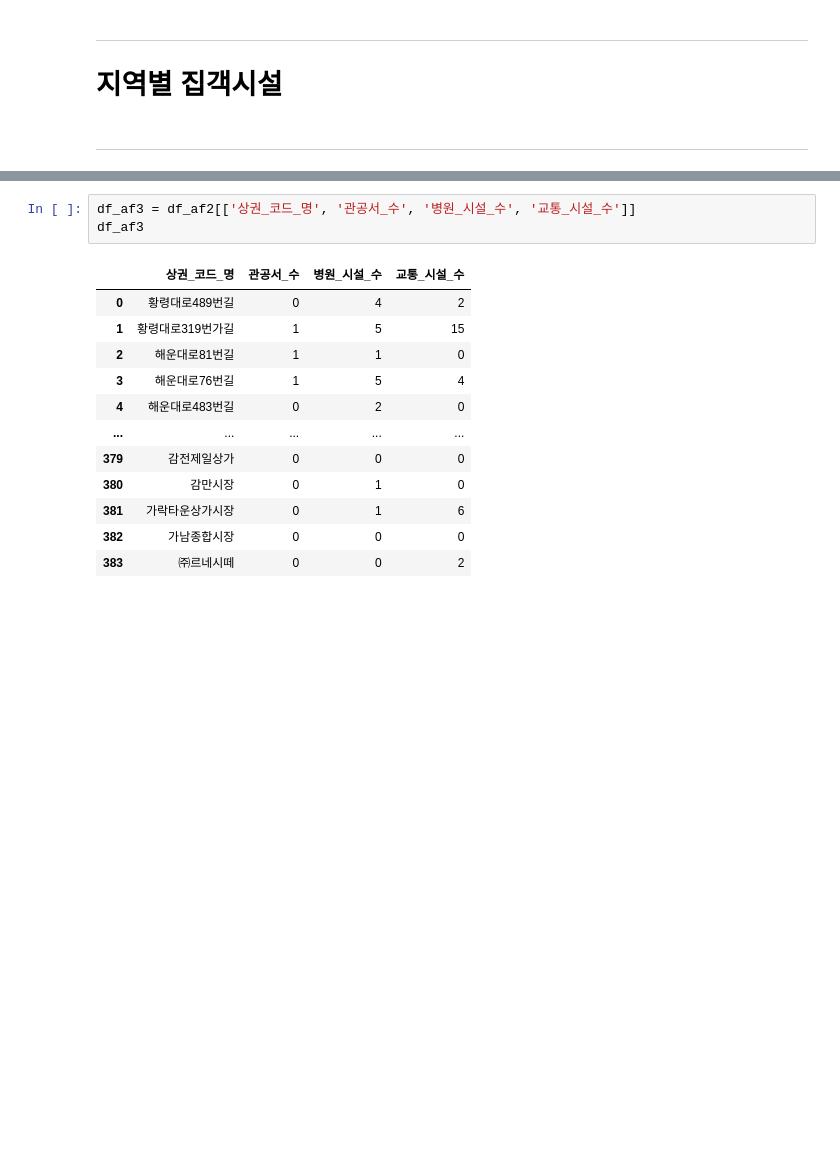
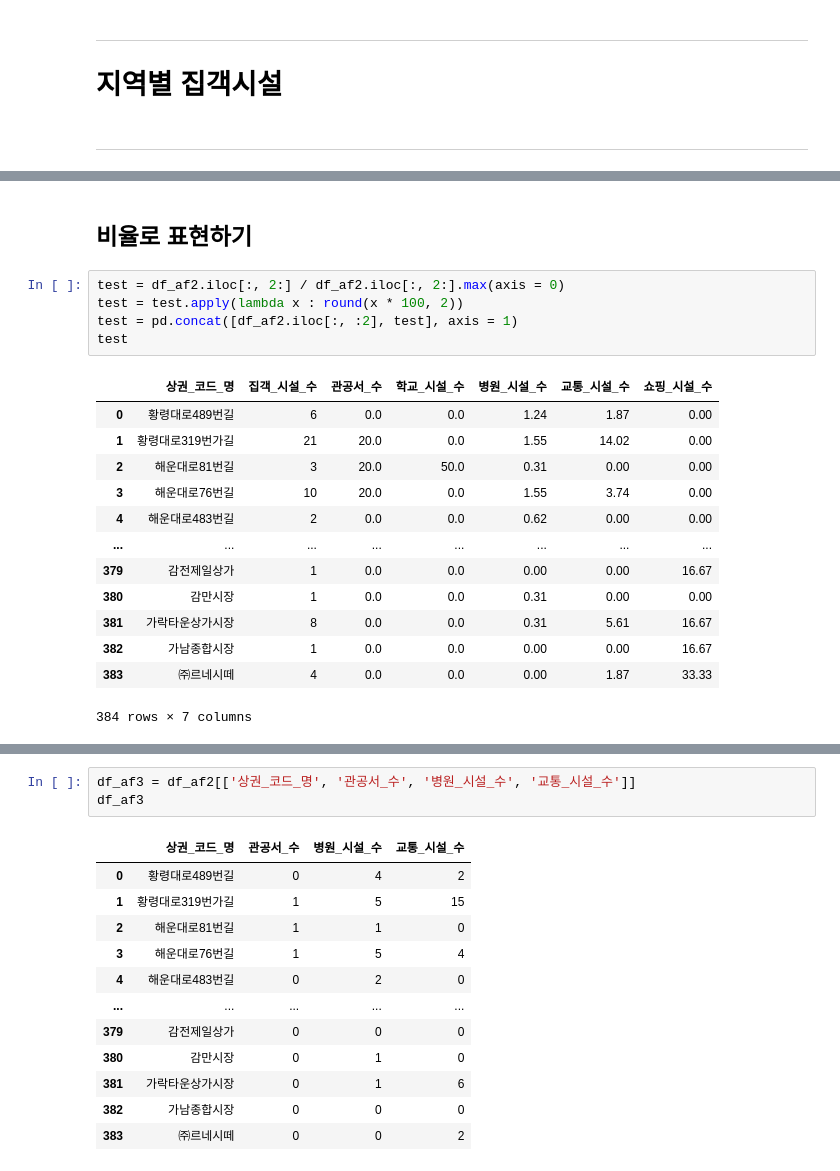
Before and after one commit to yongchoooon/nadosajang, a Jupyter notebook: SangGwon.ipynb, the cells around one changed output, grey strips where cells are left out. Drawn from its saved outputs; the diff is of its cells as text; blank space fills up the shorter version.

```diff
--- a/SangGwon.ipynb
+++ b/SangGwon.ipynb
@@ -783,0 +785,21 @@ df_af2
+# %% [markdown]
+## 비율로 표현하기
+# %%
+test = df_af2.iloc[:, 2:] / df_af2.iloc[:, 2:].max(axis = 0)
+test = test.apply(lambda x : round(x * 100, 2))
+test = pd.concat([df_af2.iloc[:, :2], test], axis = 1)
+test
+# %% [output]
+|  | 상권_코드_명 | 집객_시설_수 | 관공서_수 | 학교_시설_수 | 병원_시설_수 | 교통_시설_수 | 쇼핑_시설_수 |
+| 0 | 황령대로489번길 | 6 | 0.0 | 0.0 | 1.24 | 1.87 | 0.00 |
+| 1 | 황령대로319번가길 | 21 | 20.0 | 0.0 | 1.55 | 14.02 | 0.00 |
+| 2 | 해운대로81번길 | 3 | 20.0 | 50.0 | 0.31 | 0.00 | 0.00 |
+| 3 | 해운대로76번길 | 10 | 20.0 | 0.0 | 1.55 | 3.74 | 0.00 |
+| 4 | 해운대로483번길 | 2 | 0.0 | 0.0 | 0.62 | 0.00 | 0.00 |
+| ... | ... | ... | ... | ... | ... | ... | ... |
+| 379 | 감전제일상가 | 1 | 0.0 | 0.0 | 0.00 | 0.00 | 16.67 |
+| 380 | 감만시장 | 1 | 0.0 | 0.0 | 0.31 | 0.00 | 0.00 |
+| 381 | 가락타운상가시장 | 8 | 0.0 | 0.0 | 0.31 | 5.61 | 16.67 |
+| 382 | 가남종합시장 | 1 | 0.0 | 0.0 | 0.00 | 0.00 | 16.67 |
+| 383 | ㈜르네시떼 | 4 | 0.0 | 0.0 | 0.00 | 1.87 | 33.33 |
+384 rows × 7 columns
```
Also changed, not shown: parts of 30 cells of this notebook.
